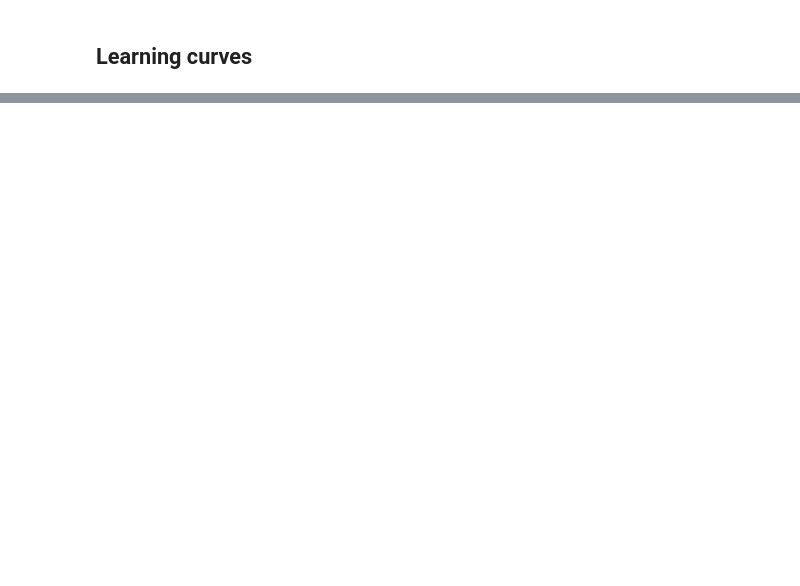
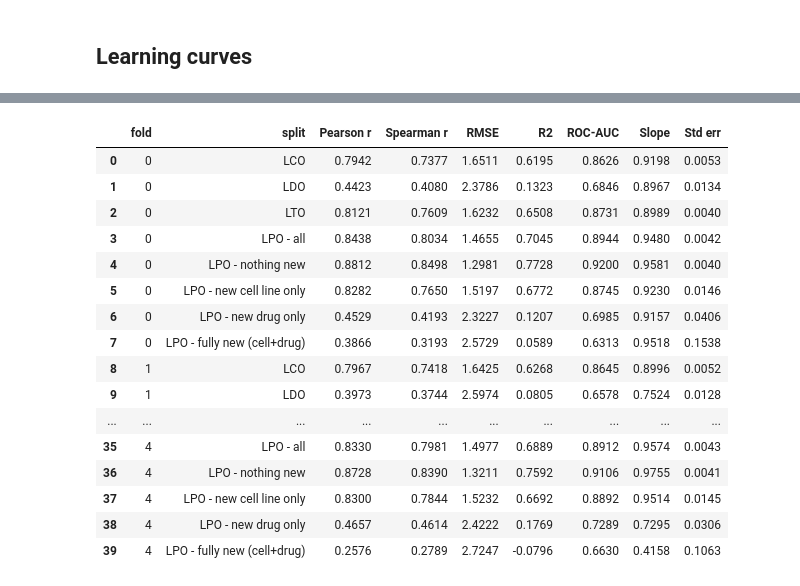
Before and after one commit to fshokor/multiomics-drug-response, a Jupyter notebook: notebooks/13_cross_attention.ipynb, the cells around one changed output, grey strips where cells are left out. Saved outputs shown, nothing was run; the diff lists cells and outputs as text; code cells hidden in the pictures; blank space fills up the shorter version.

Commit message:
add all folds

```diff
--- a/notebooks/13_cross_attention.ipynb
+++ b/notebooks/13_cross_attention.ipynb
@@ -1168,0 +1144,18 @@ plot_learning_curves(histories, metric='loss')
+# %%
+# AY: fp+concat — all folds
+ay_fold_results = []
+
+for fold_idx in range(5):
+    print(f'\n--- Fold {fold_idx} | AY: fp+concat ---')
+    def make_ay(rna_dim, protein_dim):
+        return CrossAttentionDRP(
+            rna_dim=rna_dim, protein_dim=protein_dim,
+            drug_modality='fp', drug_integration='concat',
+        )
+    fold_df = run_one_fold_fp(fold_idx, make_ay, 'AY', 'ay_fp_concat')
+    ay_fold_results.append(fold_df)
+
+ay_all_folds = pd.concat(ay_fold_results, ignore_index=True)
+ay_all_folds.to_csv(RESULTS_DIR / 'ay_fp_concat_all_folds.csv', index=False)
+print('\nAY: fp+concat summary:')
+display(summarise_folds(ay_all_folds))
@@ -1168,0 +1214,20 @@ plot_learning_curves(histories, metric='loss')
+# %%
+# Combined summary — AX vs AY across all folds
+ay_all_folds['arm'] = 'AY: fp+concat'
+ax_all_folds['arm'] = 'AX: fp+attn'
+
+all_folds_combined = pd.concat([ay_all_folds, ax_all_folds], ignore_index=True)
+all_folds_combined.to_csv(RESULTS_DIR / 'fp_variants_all_folds.csv', index=False)
+
+
+def mean_std_str(s: pd.Series) -> str:
+    return f"{s.mean():.3f} ± {s.std():.3f}"
+summary = (
+    all_folds_combined
+    .groupby(['arm', 'split'])[["Pearson r", "Spearman r", "RMSE", "R2", "ROC-AUC"]]
+    .agg(mean_std_str)
+    .round(4)
+    .rename(columns={'mean': 'mean', 'std': 'std'})
+)
+
+display(summary)
@@ -1168,0 +1253,20 @@ plot_learning_curves(histories, metric='loss')
+# %%
+ay_all_folds
+# %% [output]
+|  | fold | split | Pearson r | Spearman r | RMSE | R2 | ROC-AUC | Slope | Std err |
+| 0 | 0 | LCO | 0.7942 | 0.7377 | 1.6511 | 0.6195 | 0.8626 | 0.9198 | 0.0053 |
+| 1 | 0 | LDO | 0.4423 | 0.4080 | 2.3786 | 0.1323 | 0.6846 | 0.8967 | 0.0134 |
+| 2 | 0 | LTO | 0.8121 | 0.7609 | 1.6232 | 0.6508 | 0.8731 | 0.8989 | 0.0040 |
+| 3 | 0 | LPO - all | 0.8438 | 0.8034 | 1.4655 | 0.7045 | 0.8944 | 0.9480 | 0.0042 |
+| 4 | 0 | LPO - nothing new | 0.8812 | 0.8498 | 1.2981 | 0.7728 | 0.9200 | 0.9581 | 0.0040 |
+| 5 | 0 | LPO - new cell line only | 0.8282 | 0.7650 | 1.5197 | 0.6772 | 0.8745 | 0.9230 | 0.0146 |
+| 6 | 0 | LPO - new drug only | 0.4529 | 0.4193 | 2.3227 | 0.1207 | 0.6985 | 0.9157 | 0.0406 |
+| 7 | 0 | LPO - fully new (cell+drug) | 0.3866 | 0.3193 | 2.5729 | 0.0589 | 0.6313 | 0.9518 | 0.1538 |
+| 8 | 1 | LCO | 0.7967 | 0.7418 | 1.6425 | 0.6268 | 0.8645 | 0.8996 | 0.0052 |
+| 9 | 1 | LDO | 0.3973 | 0.3744 | 2.5974 | 0.0805 | 0.6578 | 0.7524 | 0.0128 |
+| ... | ... | ... | ... | ... | ... | ... | ... | ... | ... |
+| 35 | 4 | LPO - all | 0.8330 | 0.7981 | 1.4977 | 0.6889 | 0.8912 | 0.9574 | 0.0043 |
+| 36 | 4 | LPO - nothing new | 0.8728 | 0.8390 | 1.3211 | 0.7592 | 0.9106 | 0.9755 | 0.0041 |
+| 37 | 4 | LPO - new cell line only | 0.8300 | 0.7844 | 1.5232 | 0.6692 | 0.8892 | 0.9514 | 0.0145 |
+| 38 | 4 | LPO - new drug only | 0.4657 | 0.4614 | 2.4222 | 0.1769 | 0.7289 | 0.7295 | 0.0306 |
+| 39 | 4 | LPO - fully new (cell+drug) | 0.2576 | 0.2789 | 2.7247 | -0.0796 | 0.6630 | 0.4158 | 0.1063 |
```
Also changed, not shown: parts of 26 cells of this notebook, 1 other file.
